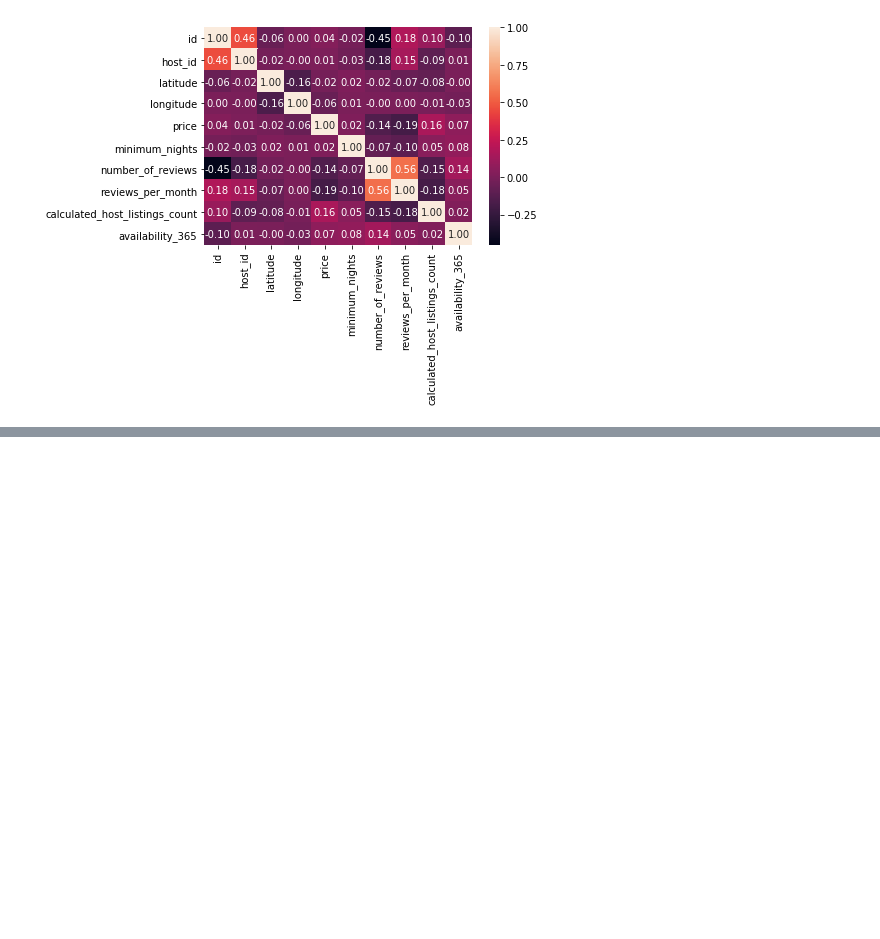
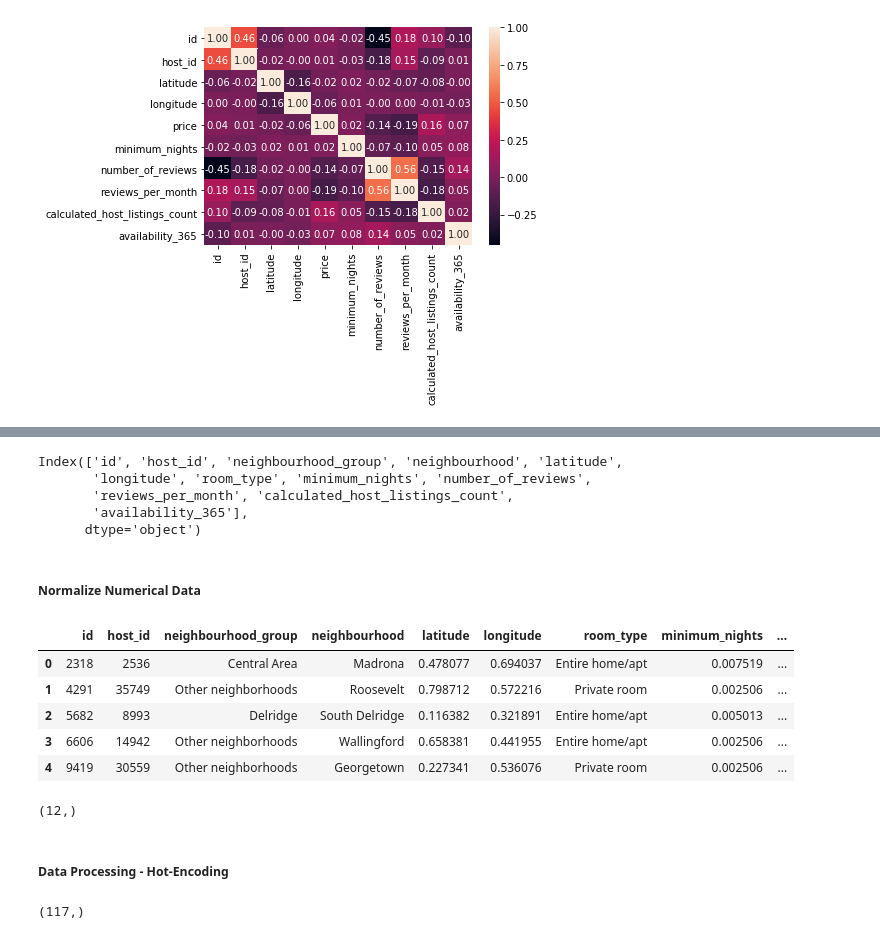
Before and after one commit to SimplifyData/Predict-Airbnb-Prices-in-Seattle, a Jupyter notebook: seattle_airbnb.ipynb, the cells around one changed output, grey strips where cells are left out. Cells and saved outputs as stored; diff of their text form; code cells hidden in the pictures; blank space fills up the shorter version.

```diff
--- a/seattle_airbnb.ipynb
+++ b/seattle_airbnb.ipynb
@@ -906,0 +1059,34 @@ sns.heatmap(airbnb_listing_df.corr(), annot = True, fmt = '.2f')
+# %%
+features_raw.columns
+# %% [output]
+Index(['id', 'host_id', 'neighbourhood_group', 'neighbourhood', 'latitude',
+       'longitude', 'room_type', 'minimum_nights', 'number_of_reviews',
+       'reviews_per_month', 'calculated_host_listings_count',
+       'availability_365'],
+      dtype='object')
+# %% [markdown]
+##### Normalize Numerical Data
+# %%
+numerical = ["latitude", "longitude","minimum_nights","number_of_reviews","reviews_per_month","calculated_host_listings_count","availability_365"]
+# %%
+scaler = MinMaxScaler()
+
+features_normalized = features_raw.copy(deep = True)
+
+features_normalized[numerical] = scaler.fit_transform(features_raw[numerical])
+# %%
+# Show an example of a record with scaling applied
+features_normalized.head()
+# %% [output]
+|  | id | host_id | neighbourhood_group | neighbourhood | latitude | longitude | room_type | minimum_nights | ... |
+| 0 | 2318 | 2536 | Central Area | Madrona | 0.478077 | 0.694037 | Entire home/apt | 0.007519 | ... |
+| 1 | 4291 | 35749 | Other neighborhoods | Roosevelt | 0.798712 | 0.572216 | Private room | 0.002506 | ... |
+| 2 | 5682 | 8993 | Delridge | South Delridge | 0.116382 | 0.321891 | Entire home/apt | 0.005013 | ... |
+| 3 | 6606 | 14942 | Other neighborhoods | Wallingford | 0.658381 | 0.441955 | Entire home/apt | 0.002506 | ... |
+| 4 | 9419 | 30559 | Other neighborhoods | Georgetown | 0.227341 | 0.536076 | Private room | 0.002506 | ... |
+# %%
+features_normalized.columns.shape
+# %% [output]
+(12,)
+# %% [markdown]
+##### Data Processing - Hot-Encoding
@@ -906,0 +1097,4 @@ sns.heatmap(airbnb_listing_df.corr(), annot = True, fmt = '.2f')
+# %%
+features_final.columns.shape
+# %% [output]
+(117,)
```
Also changed, not shown: parts of 56 cells of this notebook.
